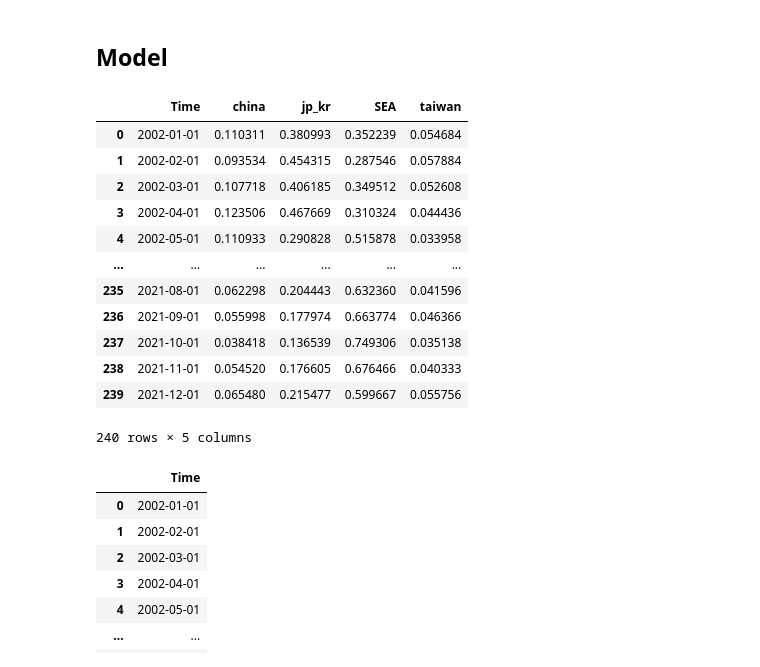
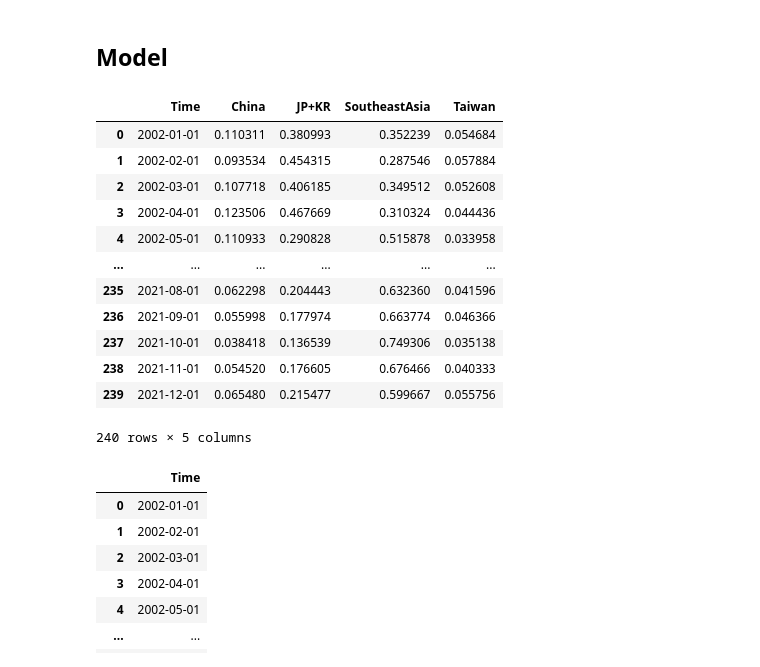
Before and after one commit to LeonardoPolverari/simulation_project, a Jupyter notebook: notebooks/angius_new.ipynb, the cells around one changed output. Drawn from its saved outputs; the diff is of its cells as text; code cells hidden in the pictures.

```diff
--- a/notebooks/angius_new.ipynb
+++ b/notebooks/angius_new.ipynb
@@ -67,16 +28,18 @@ plt.show()
 # %% [markdown]
 ## Model
 # %%
+# Uncomment if you want normalized values
 df_normalized = pd.read_csv(data_path / 'dati_leo_normalizzati.csv')
 df_normalized = df_normalized.reset_index(drop=True)
-df_normalized = df_normalized.drop(columns=['europe', 'total'])
+df_normalized = df_normalized.drop(columns=['Europe', 'total'])
 df_normalized
 
+# # Uncomment if you want absolute values
 # df_normalized = df.copy()
-# df_normalized = df_normalized.drop(columns=['europe'])
+# df_normalized = df_normalized.drop(columns=['Europe'])
 # df_normalized
 # %% [output]
-|  | Time | china | jp_kr | SEA | taiwan |
+|  | Time | China | JP+KR | SoutheastAsia | Taiwan |
 | 0 | 2002-01-01 | 0.110311 | 0.380993 | 0.352239 | 0.054684 |
 | 1 | 2002-02-01 | 0.093534 | 0.454315 | 0.287546 | 0.057884 |
 | 2 | 2002-03-01 | 0.107718 | 0.406185 | 0.349512 | 0.052608 |
```
Also changed, not shown: parts of 17 cells of this notebook.
